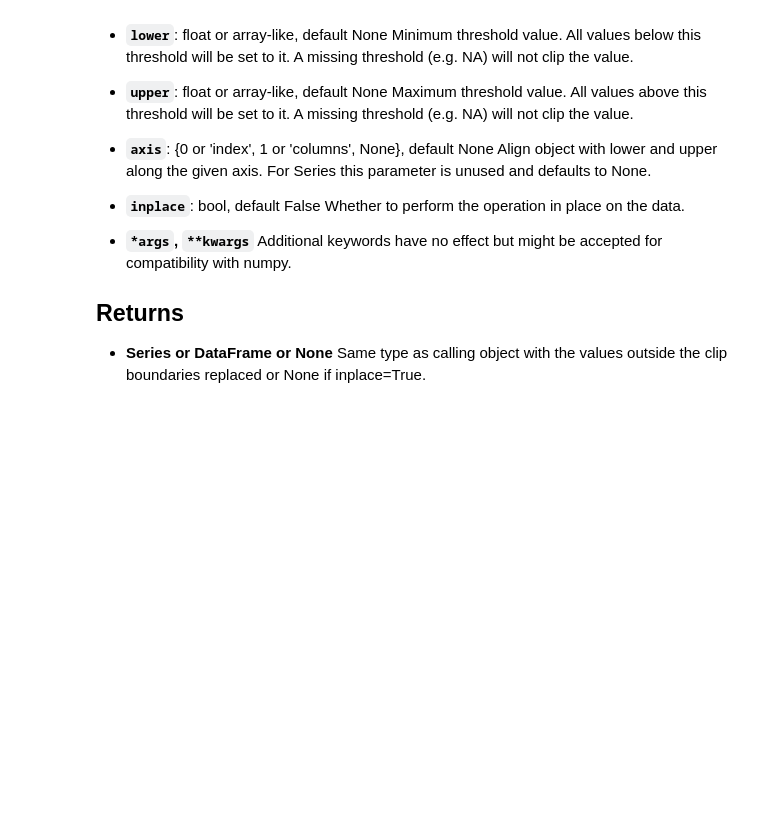
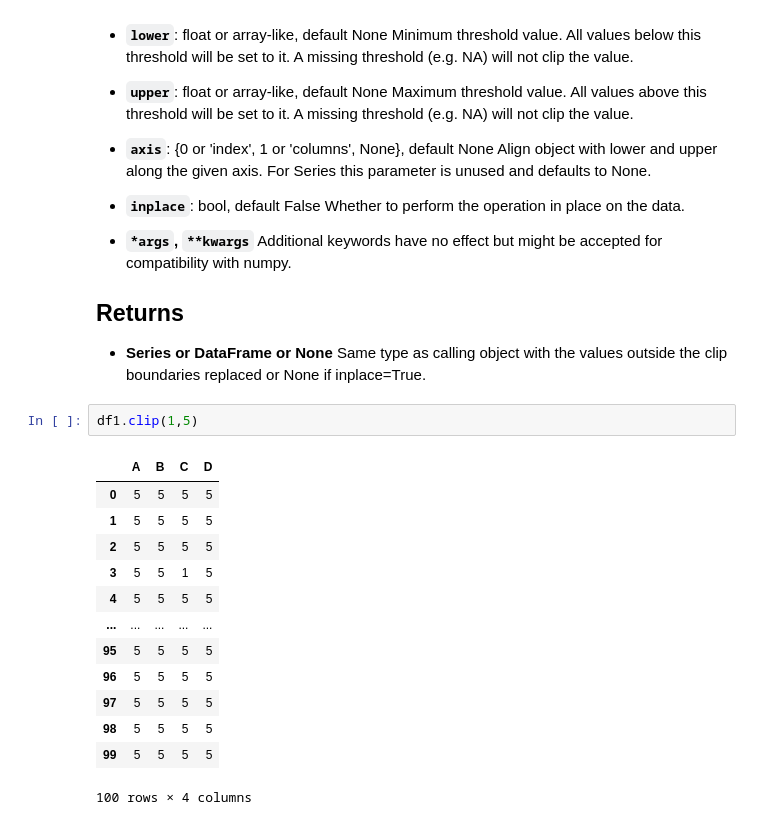
Before and after one commit to AsadulloAbdullayev/Functions-of-pandas, a Jupyter notebook: Mathematical and Logical Operations.ipynb, the cells around one changed output. Drawn from its saved outputs; the diff is of its cells as text; blank space fills up the shorter version.

```diff
--- a/Mathematical and Logical Operations.ipynb
+++ b/Mathematical and Logical Operations.ipynb
@@ -284,3 +284,19 @@ Assigns values outside boundary to boundary values. Thresholds can be singular v
 
 - **Series or DataFrame or None**
   Same type as calling object with the values outside the clip boundaries replaced or None if inplace=True.
+# %%
+df1.clip(1,5)
+# %% [output]
+|  | A | B | C | D |
+| 0 | 5 | 5 | 5 | 5 |
+| 1 | 5 | 5 | 5 | 5 |
+| 2 | 5 | 5 | 5 | 5 |
+| 3 | 5 | 5 | 1 | 5 |
+| 4 | 5 | 5 | 5 | 5 |
+| ... | ... | ... | ... | ... |
+| 95 | 5 | 5 | 5 | 5 |
+| 96 | 5 | 5 | 5 | 5 |
+| 97 | 5 | 5 | 5 | 5 |
+| 98 | 5 | 5 | 5 | 5 |
+| 99 | 5 | 5 | 5 | 5 |
+100 rows × 4 columns
```
Also changed, not shown: parts of 16 cells of this notebook, 6 other files.
